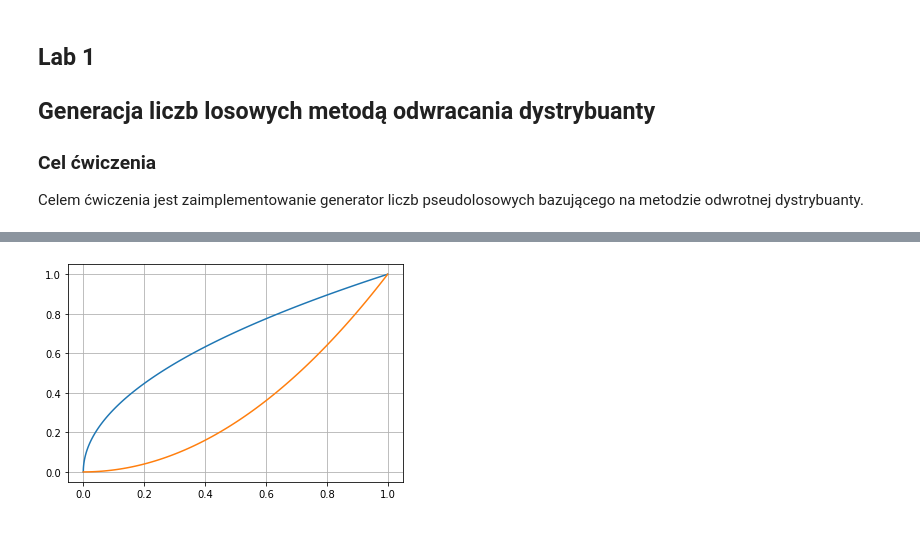
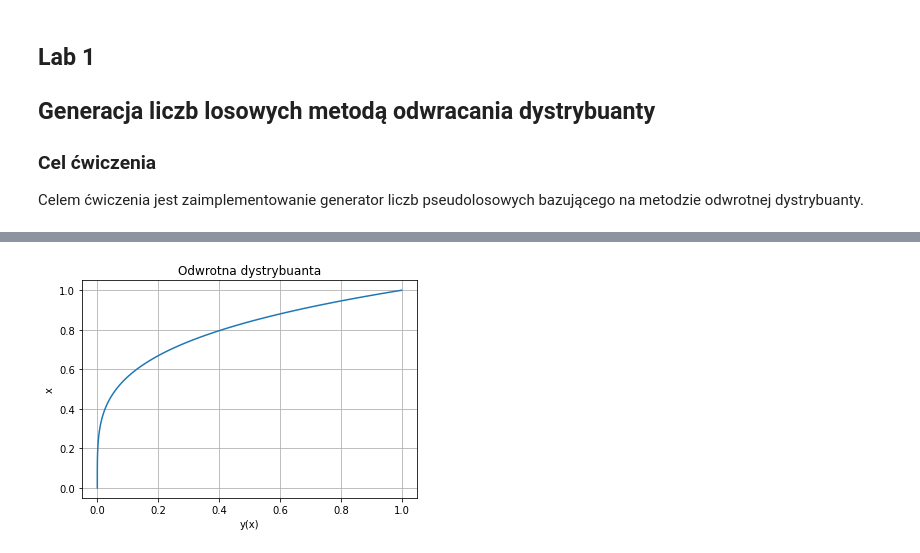
Before and after one commit to John15321/iims, a Jupyter notebook: lab0.ipynb, the cells around one changed output, grey strips where cells are left out. Drawn from its saved outputs; the diff is of its cells as text; code cells hidden in the pictures.

```diff
--- a/lab0.ipynb
+++ b/lab0.ipynb
@@ -241,8 +244,9 @@ plt.show()
 # %%
-plt.plot(y, x)
-plt.plot(np.sqrt(y), y)
+plt.plot(y,np.sqrt(x))
 plt.grid(True)
-plt.title
+plt.title("Odwrotna dystrybuanta")
+plt.ylabel("x")
+plt.xlabel("y(x)")
 plt.show()
 # %% [output]
-[figure, old version]
+[figure, new version]
```
Also changed, not shown: parts of 5 cells of this notebook.
